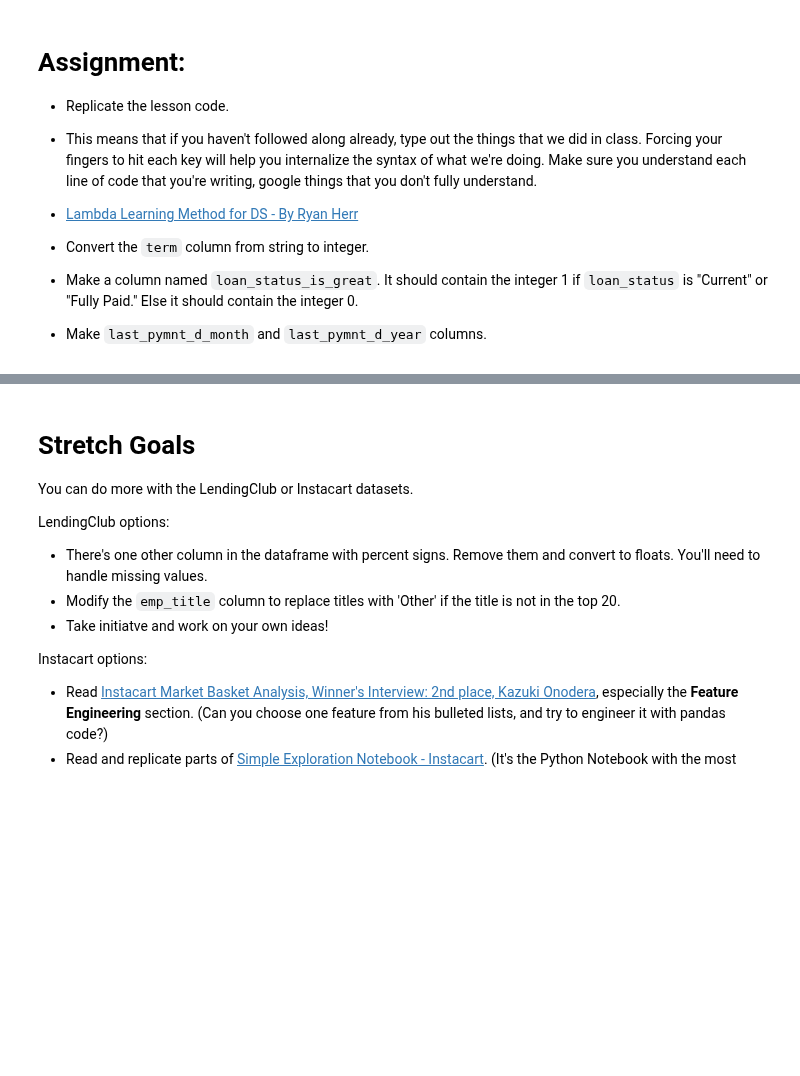
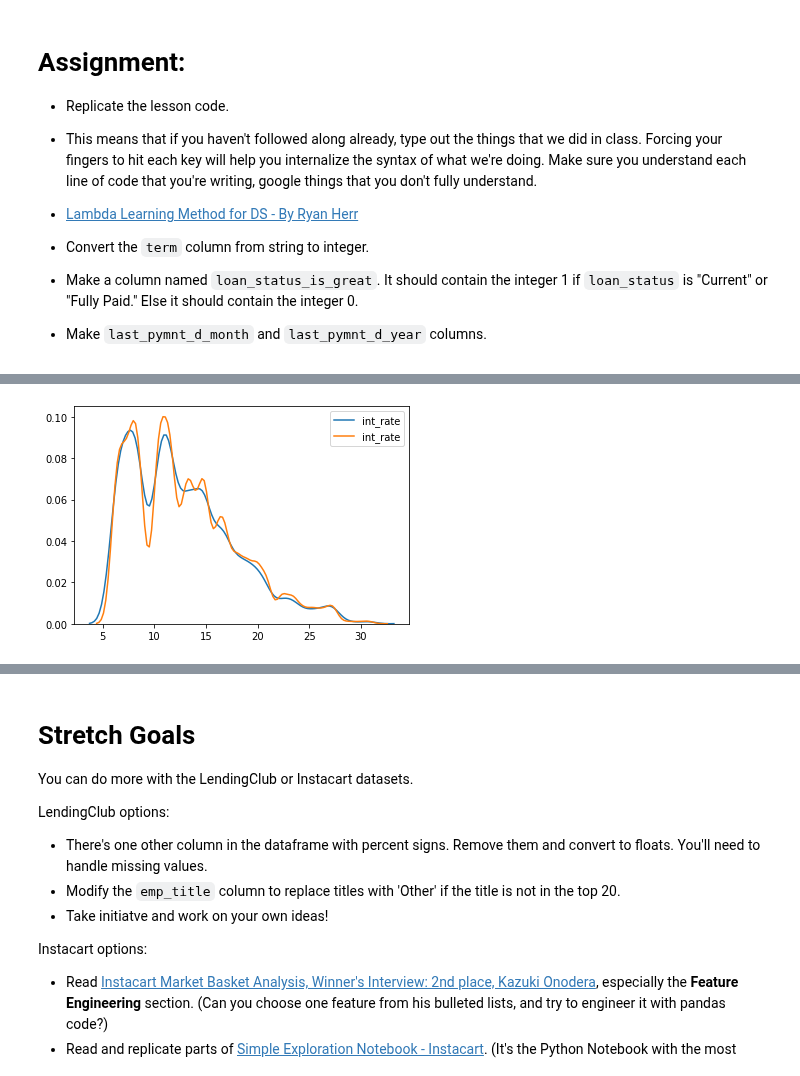
Before and after one commit to bloominstituteoftechnology/DS-Unit-1-Sprint-1-Data-Wrangling-and-Storytelling, a Jupyter notebook: module2-make-features/LS_DS_112_Make_Features_Assignment.ipynb, the cells around one changed output, grey strips where cells are left out. Saved outputs shown, nothing was run; the diff lists cells and outputs as text; code cells hidden in the pictures; blank space fills up the shorter version.

```diff
--- a/module2-make-features/LS_DS_112_Make_Features_Assignment.ipynb
+++ b/module2-make-features/LS_DS_112_Make_Features_Assignment.ipynb
@@ -16,0 +187,18 @@
+# %%
+# And applying as before to the appropriate column
+df1['emp_title'] = df1['emp_title'].apply(clean_title)
+# Sanity check
+df1.head()
+# %%
+# And on to creating a new column
+df1['employment_title_manager'] = df1['emp_title'].str.contains('Manager')
+df1.head()
+# %%
+# setting a condition based on our new column for splitting the dataframe
+condition = (df1['employment_title_manager'] == True)
+condition # to see if we've done something close to what we intended
+# %%
+# splitting the dataframe based on the condition
+df_managers = df1[condition]
+df_non_managers = df1[~condition]
+df_managers.head()
@@ -16,0 +223,8 @@
+# %%
+# The seaborn portion for what it is worth
+import seaborn as sns
+
+sns.kdeplot(df_managers['int_rate'])
+sns.kdeplot(df_non_managers['int_rate']);
+# %% [output]
+[figure, added]
```
Also changed, not shown: parts of 43 cells of this notebook.
